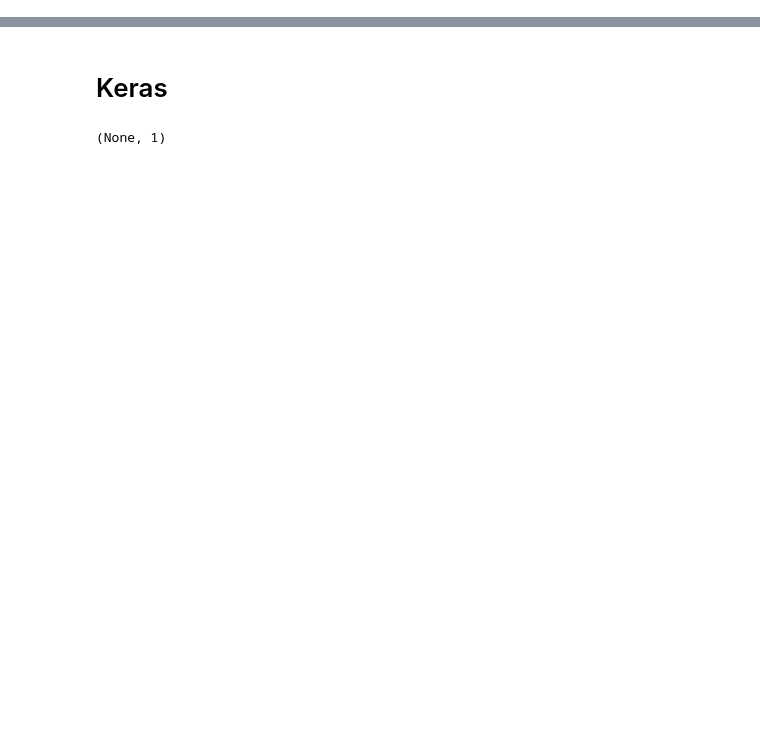
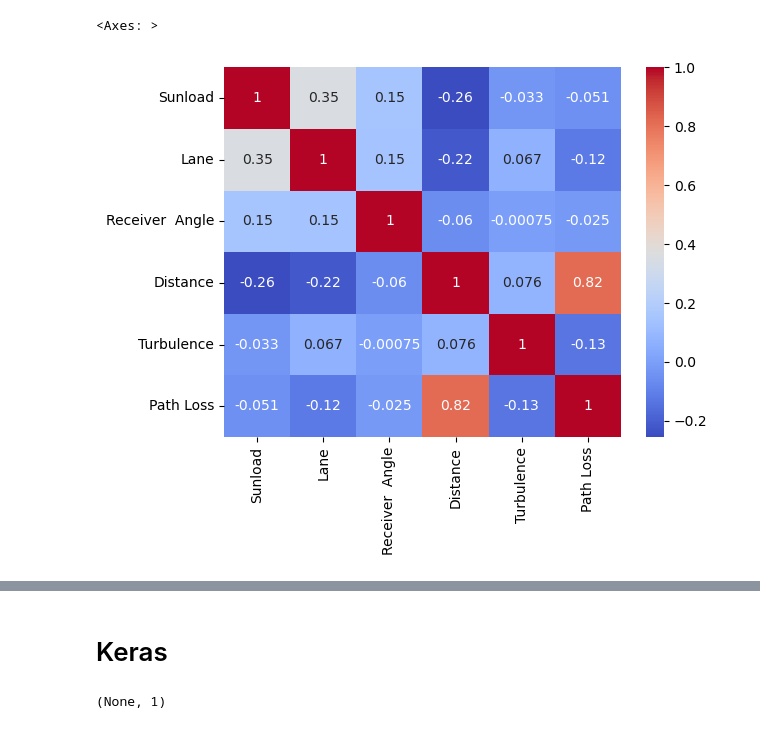
Before and after one commit to GheodeAI/ML-VLC, a Jupyter notebook: main.ipynb, the cells around one changed output, grey strips where cells are left out. Cells and saved outputs as stored; diff of their text form; code cells hidden in the pictures; blank space fills up the shorter version.

```diff
--- a/main.ipynb
+++ b/main.ipynb
@@ -5,3 +5,15 @@ import pandas as pd
 data = pd.read_csv('rawPLdataset.csv', sep=';')
 X = data.iloc[:, 7:12].values
 y = data['Path Loss'].values
+# %%
+# Correlation analysis
+
+data_corr = data.iloc[:, 7:12]
+data_corr['Path Loss'] = data['Path Loss']
+correlation_matrix = data_corr.corr()
+
+import seaborn as sns
+sns.heatmap(correlation_matrix, cmap='coolwarm', annot=True)
+# %% [output]
+<Axes: >
+[figure, added]
```
Also changed, not shown: parts of 21 cells of this notebook, 9 other files.
